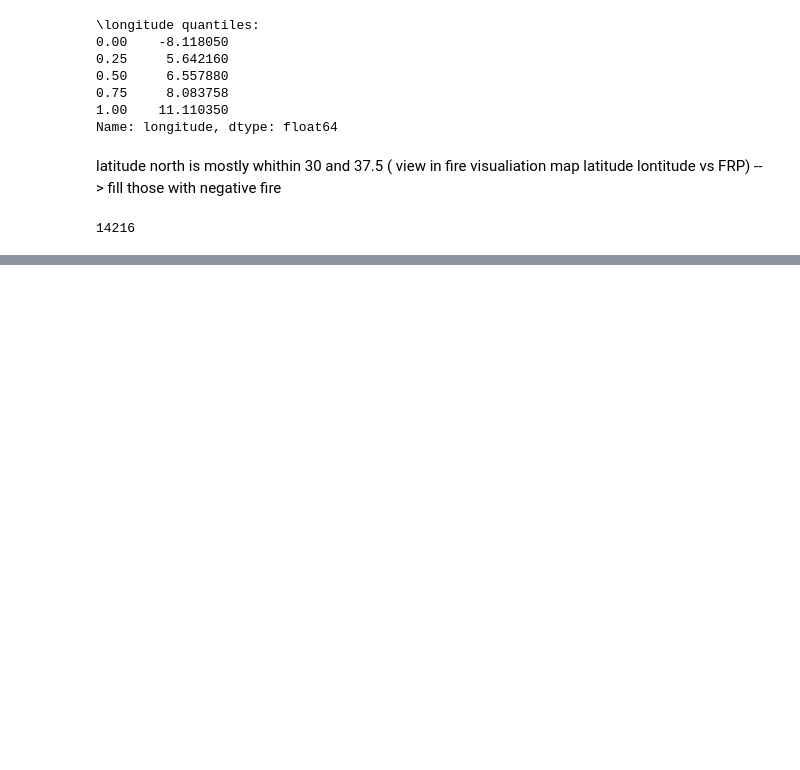
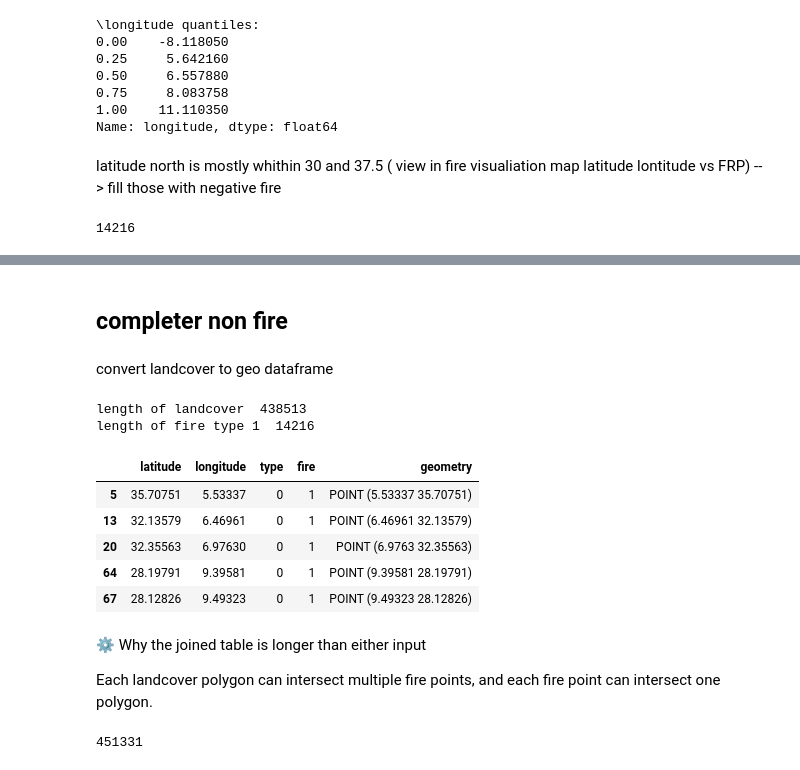
Before and after one commit to sarahmoussaoui/Fire-Detection-Data-Mining-Project, a Jupyter notebook: Code/Data Preprocessing/fire.ipynb, the cells around one changed output, grey strips where cells are left out. Drawn from its saved outputs; the diff is of its cells as text; code cells hidden in the pictures; blank space fills up the shorter version.

```diff
--- a/Code/Data Preprocessing/fire.ipynb
+++ b/Code/Data Preprocessing/fire.ipynb
@@ -125,7 +127,7 @@ Name: longitude, dtype: float64
 latitude north is mostly whithin 30 and 37.5 ( view in fire visualiation map latitude lontitude vs FRP) --> fill those with negative fire
 # %%
 # keep latitude longtitude confidence type columns only
-fire_df = fire_df[['latitude','longitude','confidence','type']]
+fire_df = fire_df[['latitude','longitude','type']]
 
 # create dataframe where type= 1 for forest fires
 fire_type0_df = fire_df[fire_df['type'] == 0]
@@ -138,4 +140,4 @@ print(len(fire_type0_df))
 fire_df['fire'] = (fire_df['type'] == 0).astype(int)
 
 # print where fire=1
-fire_df[fire_df['fire'] ==1]
+firetype1_df = fire_df[fire_df['fire'] ==1]
@@ -176,0 +144,2 @@ print(unique_pairs)
+# %% [markdown]
+## completer non fire
@@ -176,0 +148,26 @@ print(unique_pairs)
+# %% [markdown]
+convert landcover to geo dataframe
+# %%
+print("length of landcover ", len(landcover))
+print("length of fire type 1 ", len(firetype1_df))
+# %% [output]
+length of landcover  438513
+length of fire type 1  14216
+# %%
+import geopandas as gpd
+
+# Convert fire_df to GeoDataFrame
+firetype1_df = gpd.GeoDataFrame(
+    firetype1_df,
+    geometry=gpd.points_from_xy(firetype1_df.longitude, firetype1_df.latitude),
+    crs="EPSG:4326"
+)
+# %%
+firetype1_df.head()
+# %% [output]
+|  | latitude | longitude | type | fire | geometry |
+| 5 | 35.70751 | 5.53337 | 0 | 1 | POINT (5.53337 35.70751) |
+| 13 | 32.13579 | 6.46961 | 0 | 1 | POINT (6.46961 32.13579) |
+| 20 | 32.35563 | 6.97630 | 0 | 1 | POINT (6.9763 32.35563) |
+| 64 | 28.19791 | 9.39581 | 0 | 1 | POINT (9.39581 28.19791) |
+| 67 | 28.12826 | 9.49323 | 0 | 1 | POINT (9.49323 28.12826) |
@@ -176,0 +176,10 @@ print(unique_pairs)
+# %% [markdown]
+⚙️ Why the joined table is longer than either input
+
+Each landcover polygon can intersect multiple fire points,
+and each fire point can intersect one polygon.
+# %%
+fire_with_landcover_right = gpd.sjoin(firetype1_df, landcover, how="right", predicate="intersects")
+print(len(fire_with_landcover_right))
+# %% [output]
+451331
```
Also changed, not shown: parts of 9 cells of this notebook.
